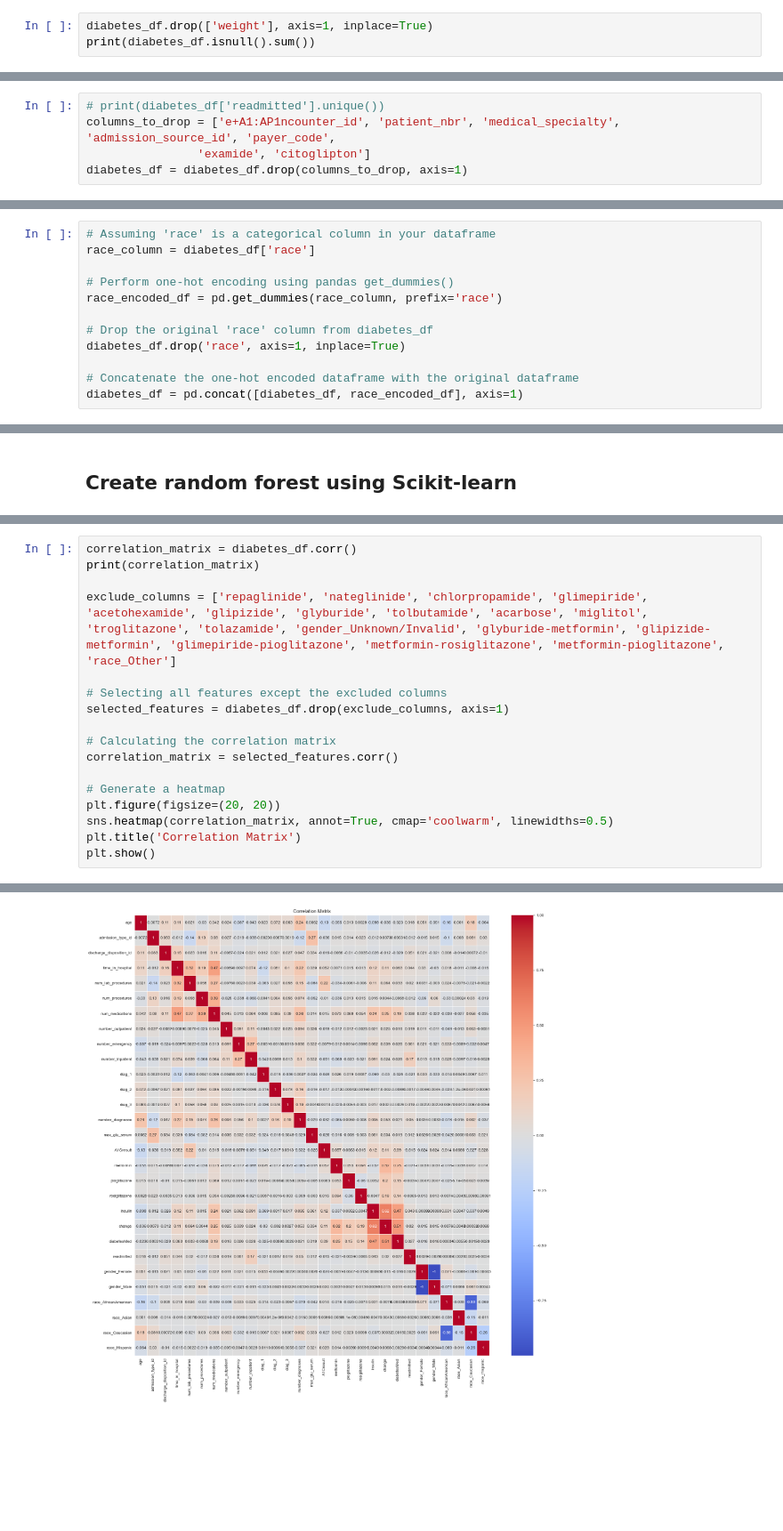
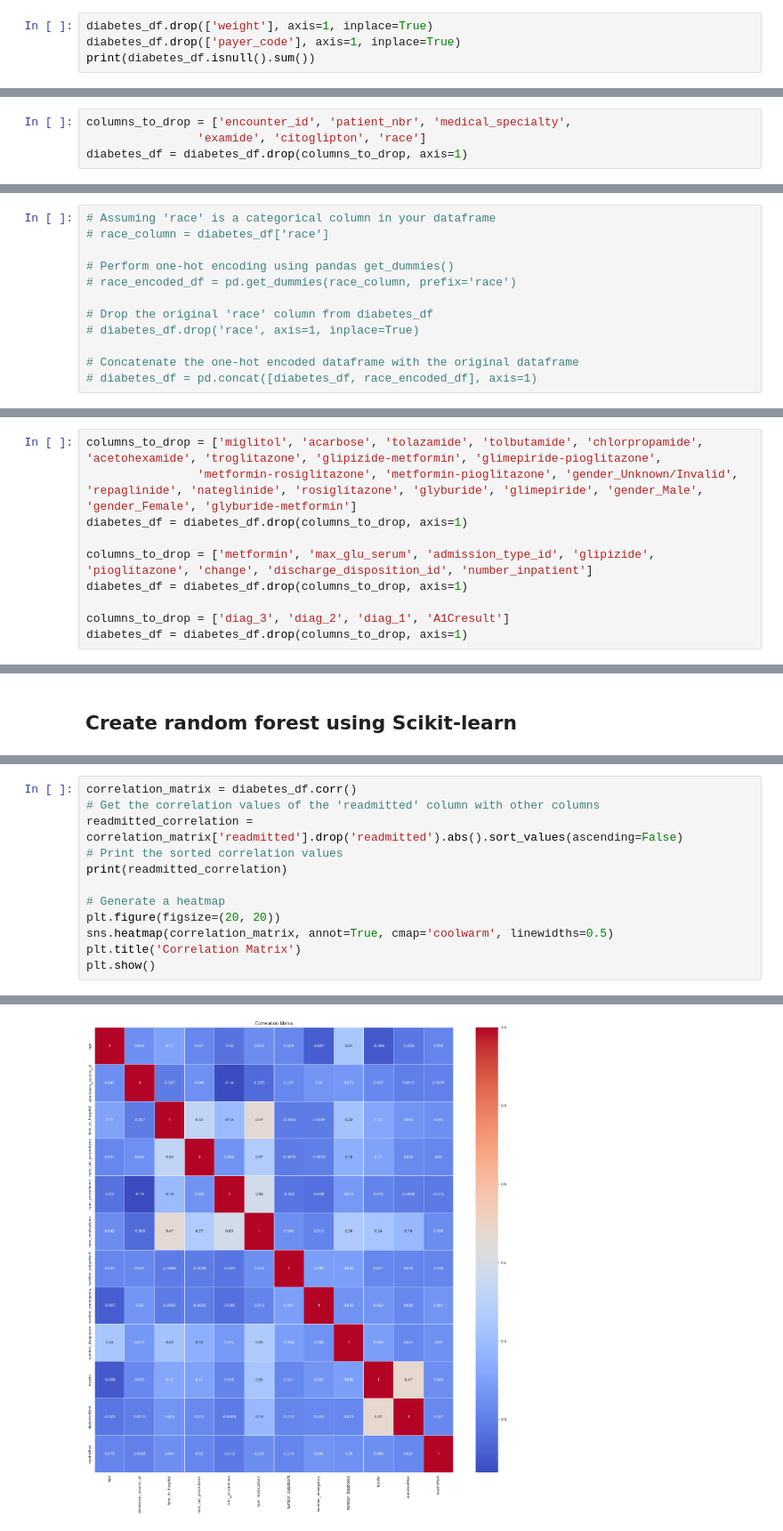
Before and after one commit to BerlinTheWall/ML-decision-tree, a Jupyter notebook: Assignment4.ipynb, the cells around one changed output, grey strips where cells are left out. Shown at 89% size. Cells and saved outputs as stored; diff of their text form; blank space fills up the shorter version.

Commit message:
completing code and charts

```diff
--- a/Assignment4.ipynb
+++ b/Assignment4.ipynb
@@ -85,4 +113,5 @@ dtype: int64
 # %%
 diabetes_df.drop(['weight'], axis=1, inplace=True)
+diabetes_df.drop(['payer_code'], axis=1, inplace=True)
 print(diabetes_df.isnull().sum())
 # %% [output]
@@ -177,5 +202,4 @@ dtype: int64
 # %%
-# print(diabetes_df['readmitted'].unique())
-columns_to_drop = ['e+A1:AP1ncounter_id', 'patient_nbr', 'medical_specialty', 'admission_source_id', 'payer_code',
-                'examide', 'citoglipton']
+columns_to_drop = ['encounter_id', 'patient_nbr', 'medical_specialty',
+                'examide', 'citoglipton', 'race']
 diabetes_df = diabetes_df.drop(columns_to_drop, axis=1)
@@ -201,15 +227,15 @@ diabetes_df = pd.concat([diabetes_df, gender_encoded_df], axis=1)
 # %%
 # Assuming 'race' is a categorical column in your dataframe
-race_column = diabetes_df['race']
+# race_column = diabetes_df['race']
 
 # Perform one-hot encoding using pandas get_dummies()
-race_encoded_df = pd.get_dummies(race_column, prefix='race')
+# race_encoded_df = pd.get_dummies(race_column, prefix='race')
 
 # Drop the original 'race' column from diabetes_df
-diabetes_df.drop('race', axis=1, inplace=True)
+# diabetes_df.drop('race', axis=1, inplace=True)
 
 # Concatenate the one-hot encoded dataframe with the original dataframe
-diabetes_df = pd.concat([diabetes_df, race_encoded_df], axis=1)
+# diabetes_df = pd.concat([diabetes_df, race_encoded_df], axis=1)
 # %% [markdown]
 ### One-hot on age column
 # %%
@@ -275,0 +340,10 @@ diabetes_df['diabetesMed'] = diabetes_df['diabetesMed'].map({'No': 0, 'Yes': 1})
+# %%
+columns_to_drop = ['miglitol', 'acarbose', 'tolazamide', 'tolbutamide', 'chlorpropamide', 'acetohexamide', 'troglitazone', 'glipizide-metformin', 'glimepiride-pioglitazone',
+                'metformin-rosiglitazone', 'metformin-pioglitazone', 'gender_Unknown/Invalid', 'repaglinide', 'nateglinide', 'rosiglitazone', 'glyburide', 'glimepiride', 'gender_Male', 'gender_Female', 'glyburide-metformin']
+diabetes_df = diabetes_df.drop(columns_to_drop, axis=1)
+
+columns_to_drop = ['metformin', 'max_glu_serum', 'admission_type_id', 'glipizide', 'pioglitazone', 'change', 'discharge_disposition_id', 'number_inpatient']
+diabetes_df = diabetes_df.drop(columns_to_drop, axis=1)
+
+columns_to_drop = ['diag_3', 'diag_2', 'diag_1', 'A1Cresult']
+diabetes_df = diabetes_df.drop(columns_to_drop, axis=1)
@@ -425,14 +662,9 @@ chlorpropamide: 0.0003766028766263732
 # %%
 correlation_matrix = diabetes_df.corr()
-print(correlation_matrix)
-
-exclude_columns = ['repaglinide', 'nateglinide', 'chlorpropamide', 'glimepiride', 'acetohexamide', 'glipizide', 'glyburide', 'tolbutamide', 'acarbose', 'miglitol', 'troglitazone', 'tolazamide', 'gender_Unknown/Invalid', 'glyburide-metformin', 'glipizide-metformin', 'glimepiride-pioglitazone', 'metformin-rosiglitazone', 'metformin-pioglitazone', 'race_Other']
-
-# Selecting all features except the excluded columns
-selected_features = diabetes_df.drop(exclude_columns, axis=1)
-
-# Calculating the correlation matrix
-correlation_matrix = selected_features.corr()
+# Get the correlation values of the 'readmitted' column with other columns
+readmitted_correlation = correlation_matrix['readmitted'].drop('readmitted').abs().sort_values(ascending=False)
+# Print the sorted correlation values
+print(readmitted_correlation)
 
 # Generate a heatmap
 plt.figure(figsize=(20, 20))
@@ -460 +687 @@ race_Other                    -0.017516    1.000000
-[figure, old version]
+[figure, new version]
```
Also changed, not shown: parts of 39 cells of this notebook, 2 other files.
